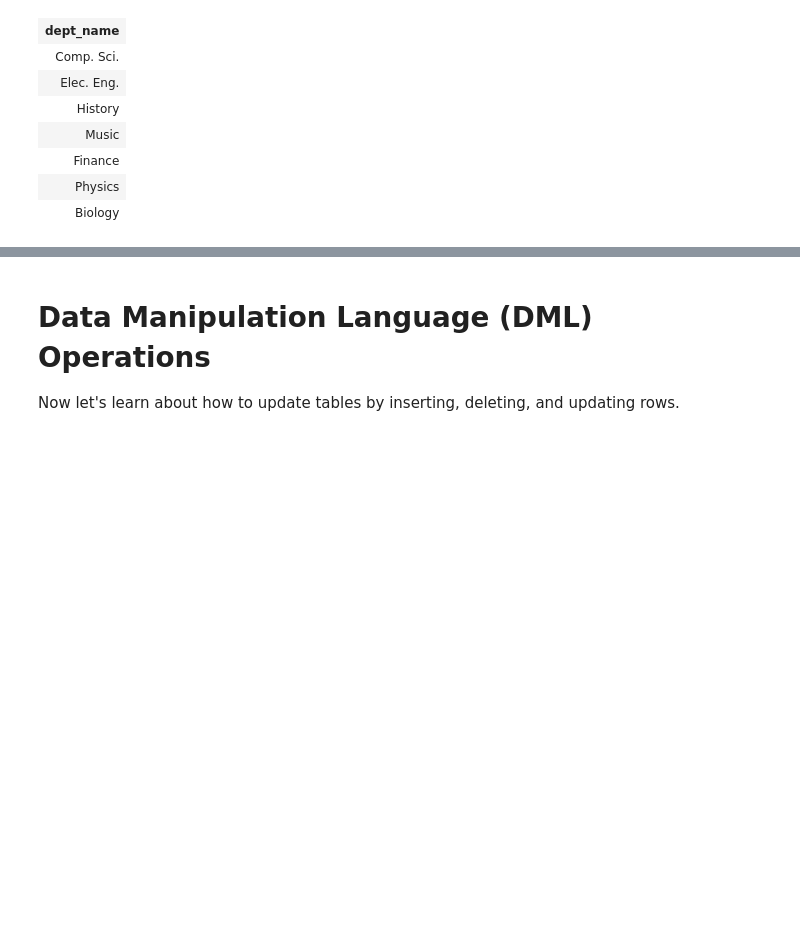
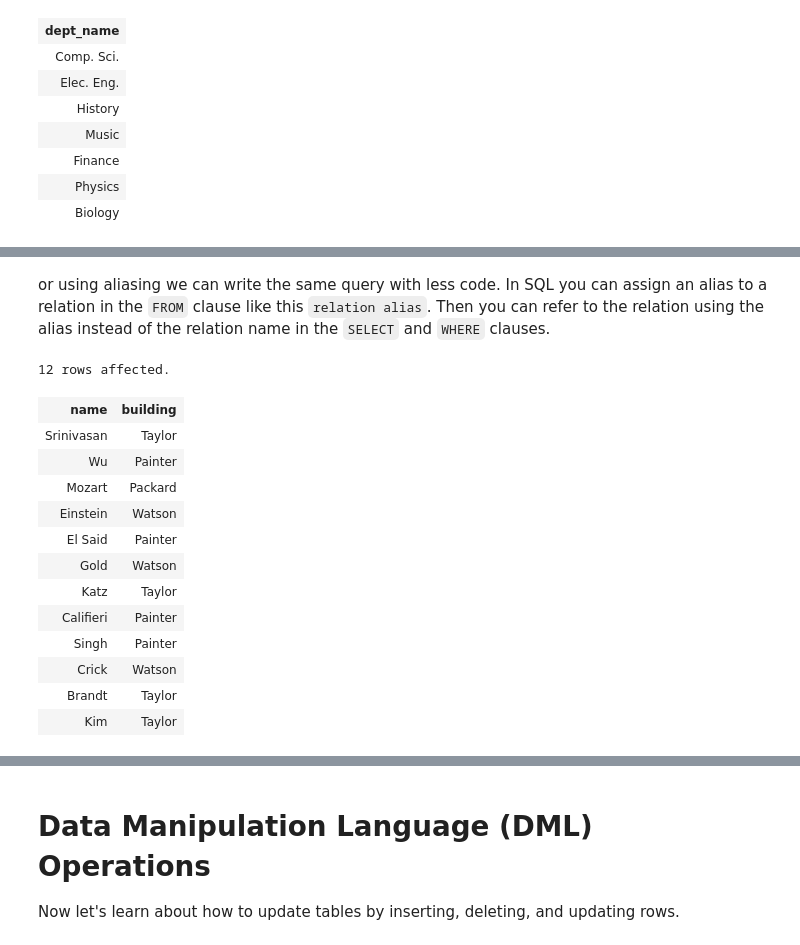
Before and after one commit to IITDBGroup/cs425, a Jupyter notebook: classnotebook-2017-Fall/CS425-2017-Notebook.ipynb, the cells around one changed output, grey strips where cells are left out. Cells and saved outputs as stored; diff of their text form; code cells hidden in the pictures; blank space fills up the shorter version.

```diff
--- a/classnotebook-2017-Fall/CS425-2017-Notebook.ipynb
+++ b/classnotebook-2017-Fall/CS425-2017-Notebook.ipynb
@@ -201,0 +283,22 @@ SELECT DISTINCT dept_name FROM student
+# %% [markdown]
+or using aliasing we can write the same query with less code. In SQL you can assign an alias to a relation in the `FROM` clause like this `relation alias`. Then you can refer to the relation using the alias instead of the relation name in the `SELECT` and `WHERE` clauses.
+# %%
+%%sql
+SELECT i.name, d.building
+FROM instructor i, department d
+WHERE i.dept_name = d.dept_name
+# %% [output]
+12 rows affected.
+| name | building |
+| Srinivasan | Taylor |
+| Wu | Painter |
+| Mozart | Packard |
+| Einstein | Watson |
+| El Said | Painter |
+| Gold | Watson |
+| Katz | Taylor |
+| Califieri | Painter |
+| Singh | Painter |
+| Crick | Watson |
+| Brandt | Taylor |
+| Kim | Taylor |
```
Also changed, not shown: parts of 14 cells of this notebook, 1 other file.
